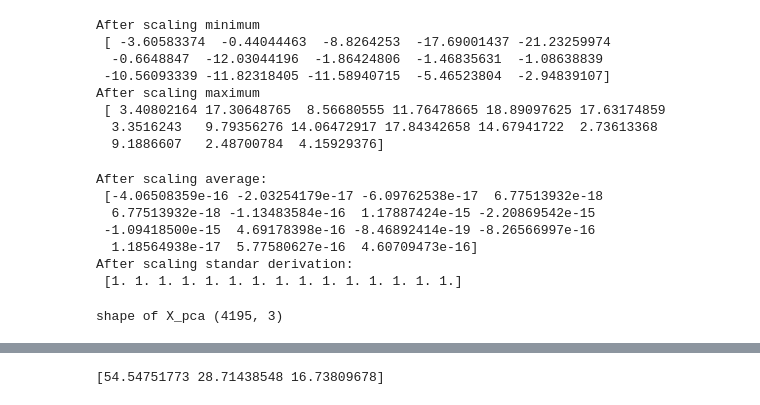
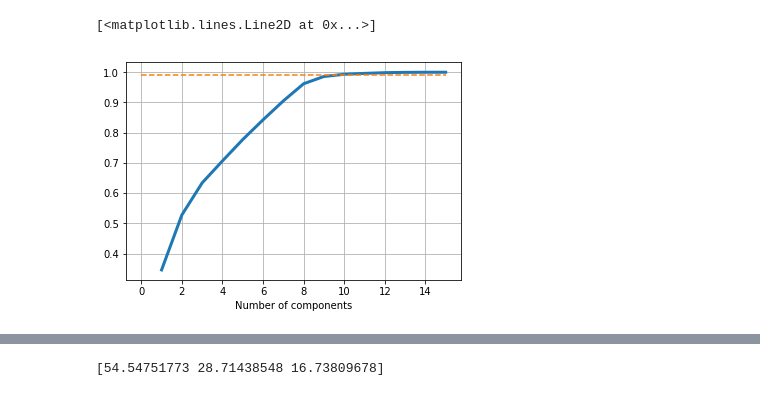
Before and after one commit to hoangtung167/cx4240, a Jupyter notebook: PCA_project.ipynb, the cells around one changed output, grey strips where cells are left out. Drawn from its saved outputs; the diff is of its cells as text; code cells hidden in the pictures.

```diff
--- a/PCA_project.ipynb
+++ b/PCA_project.ipynb
@@ -13,34 +13,15 @@ scaler=StandardScaler() #instantiate
 scaler.fit(test) # compute the mean and standard which will be used in the next command
 X_scaled=scaler.transform(test)
 # %%
-print("After scaling minimum \n", X_scaled.min(axis=0))
-print("After scaling maximum \n", X_scaled.max(axis=0))
+#print("After scaling minimum \n", X_scaled.min(axis=0))
+#print("After scaling maximum \n", X_scaled.max(axis=0))
-# %% [output]
-After scaling minimum
- [ -3.60583374  -0.44044463  -8.8264253  -17.69001437 -21.23259974
-  -0.6648847  -12.03044196  -1.86424806  -1.46835631  -1.08638839
- -10.56093339 -11.82318405 -11.58940715  -5.46523804  -2.94839107]
-After scaling maximum
- [ 3.40802164 17.30648765  8.56680555 11.76478665 18.89097625 17.63174859
-  3.3516243   9.79356276 14.06472917 17.84342658 14.67941722  2.73613368
-  9.1886607   2.48700784  4.15929376]
 # %%
-print("After scaling average: \n", X_scaled.mean(axis=0))
-print("After scaling standar derivation: \n", X_scaled.std(axis=0))
+#print("After scaling average: \n", X_scaled.mean(axis=0))
+#print("After scaling standar derivation: \n", X_scaled.std(axis=0))
-# %% [output]
-After scaling average:
- [-4.06508359e-16 -2.03254179e-17 -6.09762538e-17  6.77513932e-18
-  6.77513932e-18 -1.13483584e-16  1.17887424e-15 -2.20869542e-15
- -1.09418500e-15  4.69178398e-16 -8.46892414e-19 -8.26566997e-16
-  1.18564938e-17  5.77580627e-16  4.60709473e-16]
-After scaling standar derivation:
- [1. 1. 1. 1. 1. 1. 1. 1. 1. 1. 1. 1. 1. 1. 1.]
 # %%
-pca=PCA(n_components=3)
+pca=PCA()
 pca.fit(X_scaled)
 X_pca=pca.transform(X_scaled)
 
 #let's check the shape of X_pca array
-print("shape of X_pca", X_pca.shape)
+#print("shape of X_pca", X_pca.shape)
-# %% [output]
-shape of X_pca (4195, 3)
@@ -46,0 +30,8 @@ shape of X_pca (4195, 3)
+# %%
+plt.plot(np.arange(1,16),np.cumsum(pca.explained_variance_ratio_), linewidth=3)
+plt.xlabel('Number of components')
+plt.grid()
+plt.plot([0.99]*16, '--')
+# %% [output]
+[<matplotlib.lines.Line2D at 0x...>]
+[figure, added]
```
Also changed, not shown: parts of 2 cells of this notebook.
